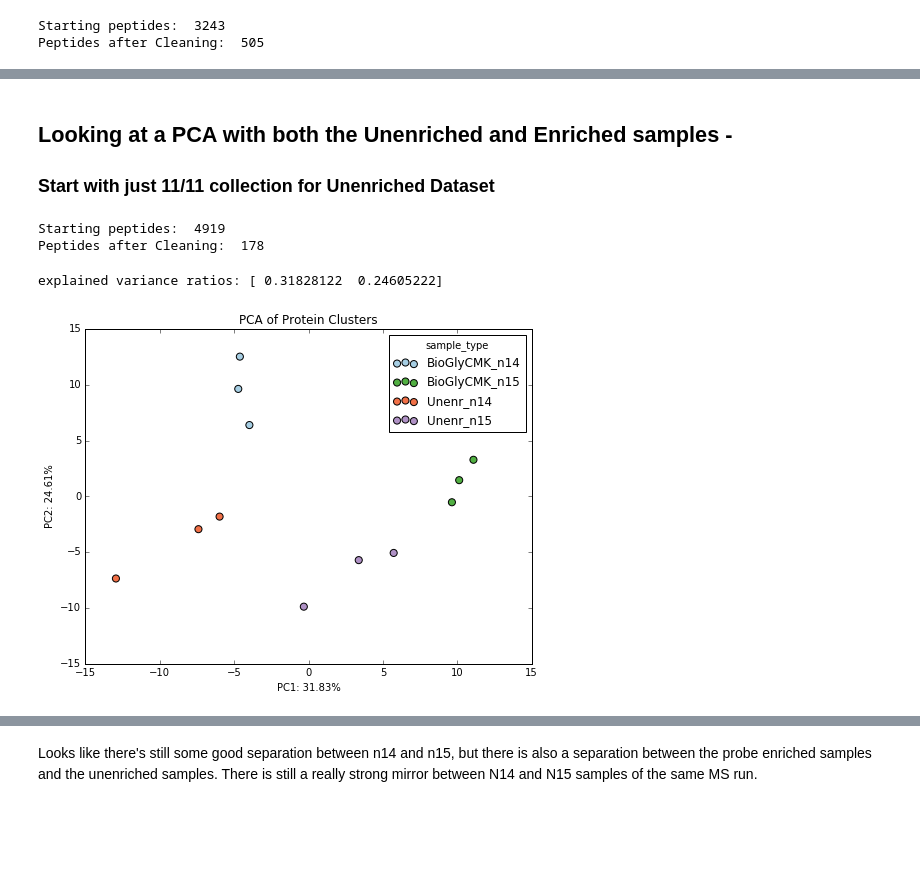
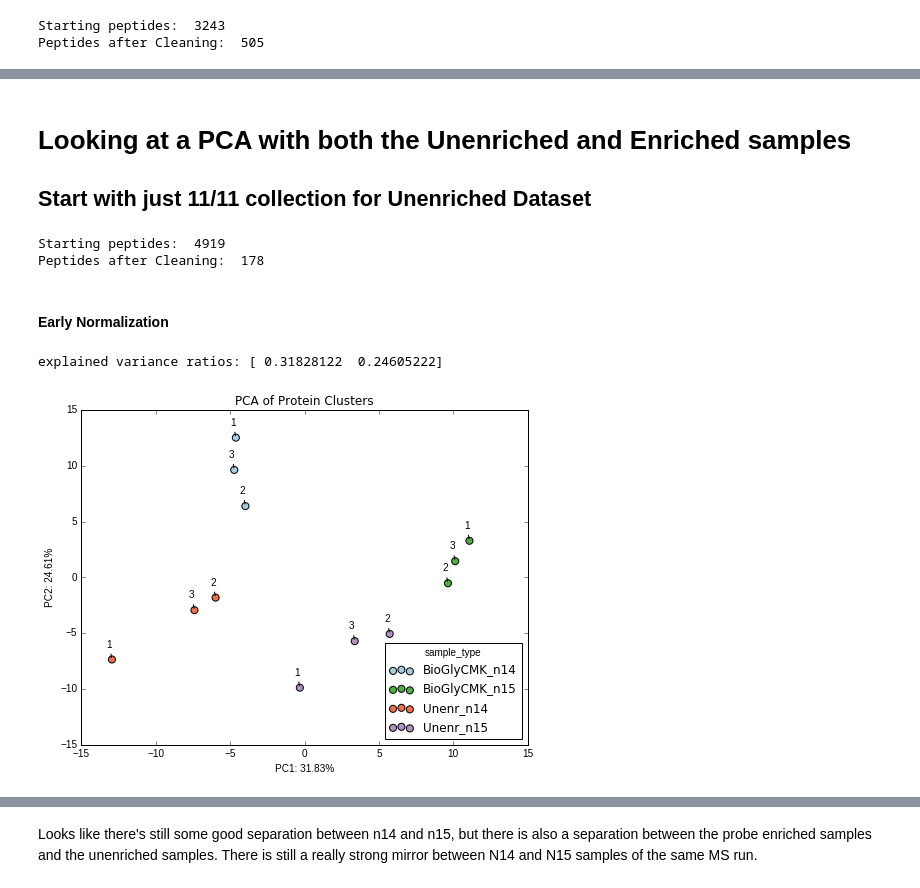
Before and after one commit to mmayers12/n15_mice, a Jupyter notebook: ipynbs/census-PCA-Normalized.ipynb, the cells around one changed output, grey strips where cells are left out. Saved outputs shown, nothing was run; the diff lists cells and outputs as text; code cells hidden in the pictures; blank space fills up the shorter version.

```diff
--- a/ipynbs/census-PCA-Normalized.ipynb
+++ b/ipynbs/census-PCA-Normalized.ipynb
@@ -90,7 +234,7 @@ explained variance ratios: [ 0.44988901  0.28466108]
 # %% [markdown]
-## Looking at a PCA with both the Unenriched and Enriched samples  -
+# Looking at a PCA with both the Unenriched and Enriched samples
 
-### Start with just 11/11 collection for Unenriched Dataset
+## Start with just 11/11 collection for Unenriched Dataset
 # %%
 unen_samples = ['20160216-UnerFecal-Lys-N14N15-1111', '20160219-UnerFecal-Lys-N14N15-1111', '20160220-UnerFecal-Lys-N14N15-1111']
 enr_samples = ['20160409-BioGlyCMK-Lys-N14N15-Pool', '20160506-BioGlyCMK-Lys-N14N15-Pool', '20160508-BioGlyCMK-Lys-N14N15-Pool']
@@ -101,8 +245,10 @@ df = cp.clean_pca_df(pd.concat([dfa, dfb]))
 # %% [output]
 Starting peptides:  4919
 Peptides after Cleaning:  178
+# %% [markdown]
+#### Early Normalization
 # %%
-cp.plot_pca(df)
+cp.plot_pca(df, loc = 4, labels = True)
 # %% [output]
 explained variance ratios: [ 0.31828122  0.24605222]
-[figure, old version]
+[figure, new version]
```
Also changed, not shown: parts of 76 cells of this notebook, 2 other files.
